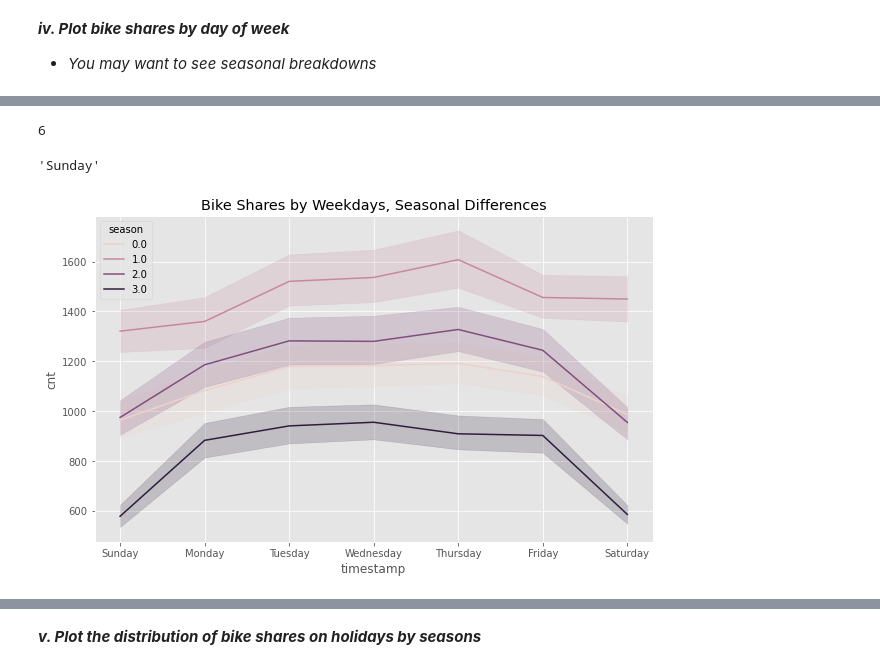
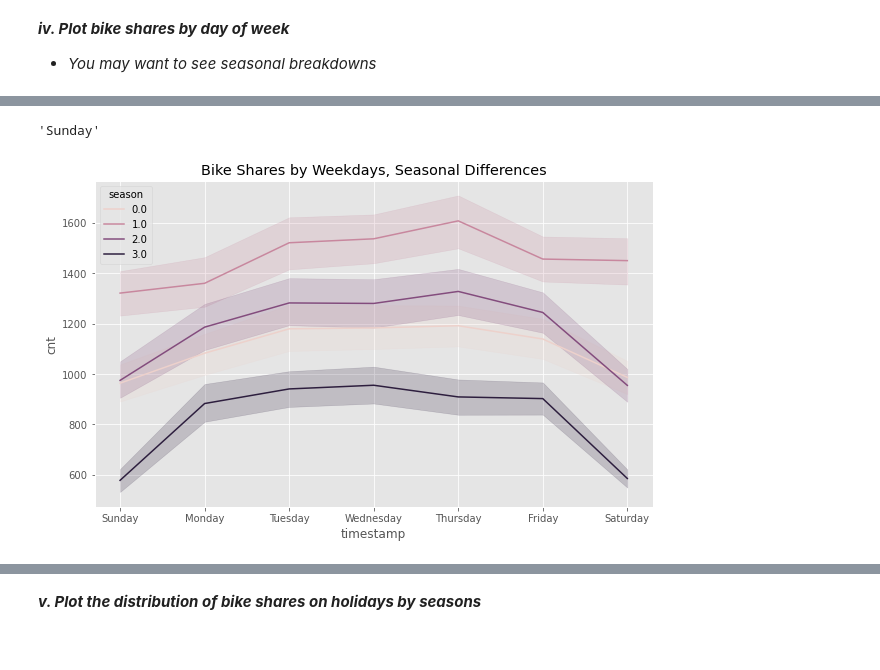
Before and after one commit to smeteo/Data_Science_and_Machine_Learning, a Jupyter notebook: 8._Capstone_Projects/Project_3_Demand_Prediction/Demand_Prediction_Capstone_3.ipynb, the cells around one changed output, grey strips where cells are left out. Saved outputs shown, nothing was run; the diff lists cells and outputs as text; code cells hidden in the pictures.

```diff
--- a/8._Capstone_Projects/Project_3_Demand_Prediction/Demand_Prediction_Capstone_3.ipynb
+++ b/8._Capstone_Projects/Project_3_Demand_Prediction/Demand_Prediction_Capstone_3.ipynb
@@ -310,7 +296,3 @@ Timestamp('2015-01-04 05:00:00')
-# %%
-df['timestamp'][5].weekday()
-# %% [output]
-6
 # %%
 df['timestamp'][5].day_name()
 # %% [output]
@@ -318,8 +300,8 @@ df['timestamp'][5].day_name()
 # %%
 plt.figure(figsize=(10,6))
 
-sns.lineplot(data=df, x=df['timestamp'].map(lambda x: x.day_name()), y="cnt", hue="season")
+sns.lineplot(data=df, x=df.index.day_name(), y="cnt", hue="season")
 sns.color_palette("Paired")
 plt.title('Bike Shares by Weekdays, Seasonal Differences');
 # %% [output]
-[figure, old version]
+[figure, new version]
```
Also changed, not shown: parts of 6 cells of this notebook.
